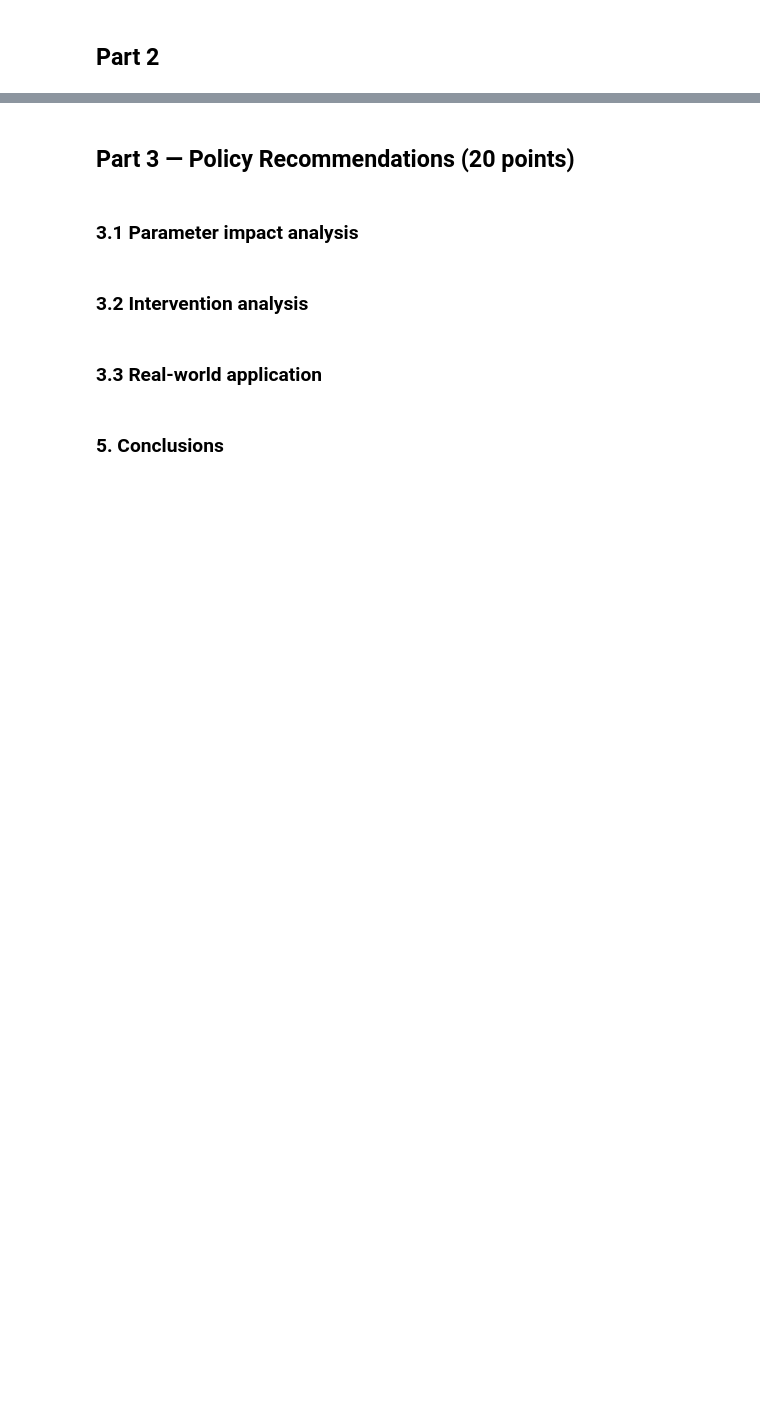
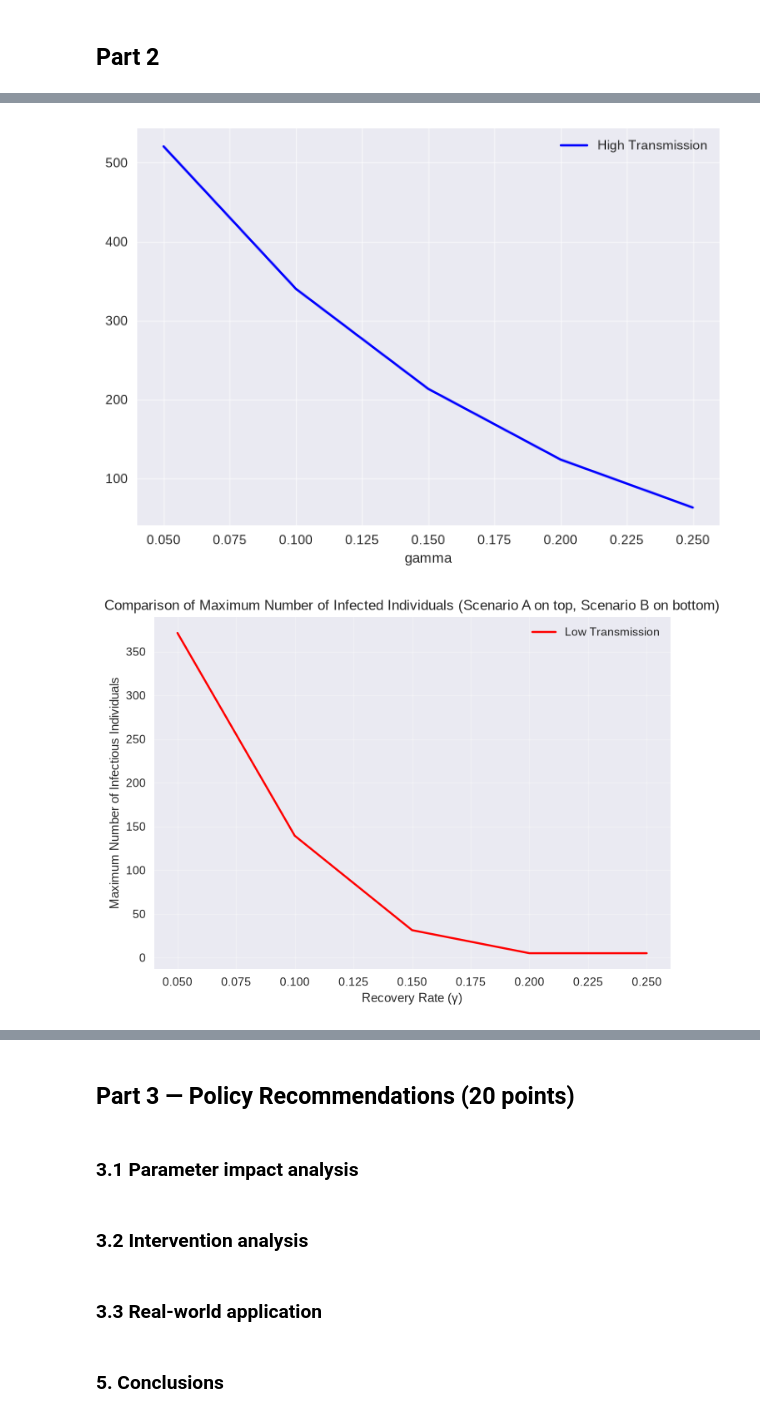
Before and after one commit to egepos/MSMBS, a Jupyter notebook: Assignment1/analysis.ipynb, the cells around one changed output, grey strips where cells are left out. Drawn from its saved outputs; the diff is of its cells as text; code cells hidden in the pictures; blank space fills up the shorter version.

```diff
--- a/Assignment1/analysis.ipynb
+++ b/Assignment1/analysis.ipynb
@@ -101,0 +139,12 @@ print(analyze_recovery_rates(0.3, 0.01))
+# %%
+comb_plot = scenario_a.plot(x='gamma', y='peak_infected', label='High Transmission', color='blue')
+comb_plot = scenario_b.plot(x='gamma', y='peak_infected', label='Low Transmission', color='red')
+plt.xlabel('Recovery Rate (γ)')
+plt.ylabel('Maximum Number of Infectious Individuals')
+plt.title('Comparison of Maximum Number of Infected Individuals (Scenario A on top, Scenario B on bottom)')
+plt.legend()
+plt.grid(True, alpha=0.3)
+plt.show()
+# %% [output]
+[figure, added]
+[figure, added]
```
Also changed, not shown: parts of 6 cells of this notebook.
